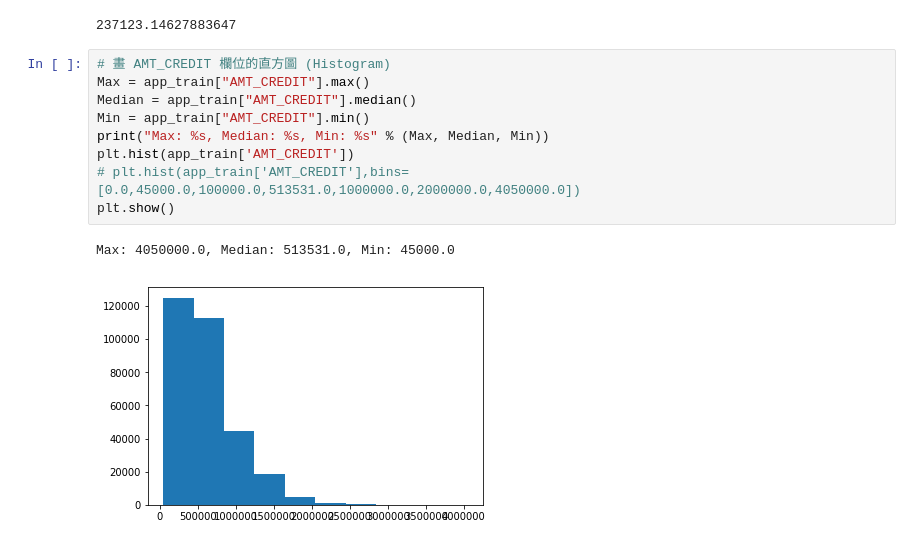
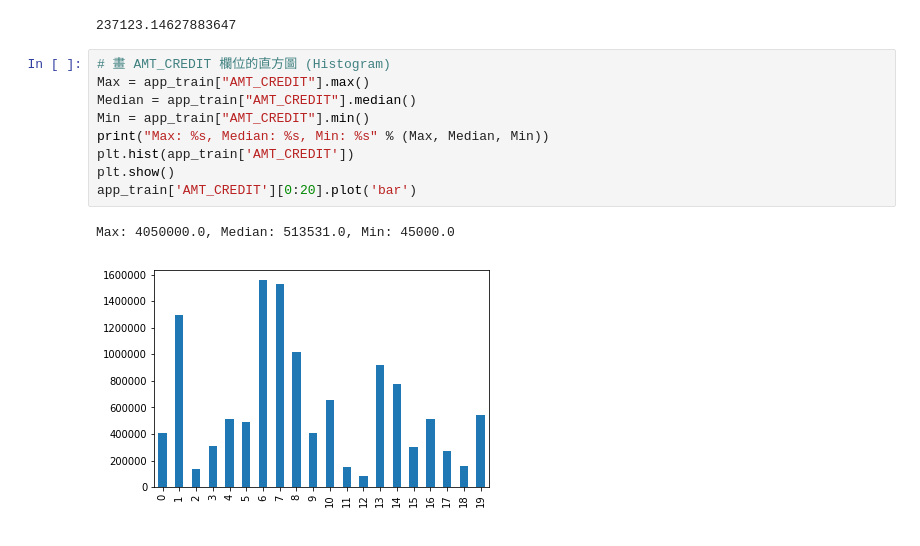
Before and after one commit to baconYao/2nd-ML100Days, a Jupyter notebook: homework/Day_005_HW.ipynb, the cells around one changed output. Cells and saved outputs as stored; diff of their text form.

```diff
--- a/homework/Day_005_HW.ipynb
+++ b/homework/Day_005_HW.ipynb
@@ -66,12 +66,12 @@ Name: AMT_INCOME_TOTAL, dtype: float64
 # %%
 # 畫 AMT_CREDIT 欄位的直方圖 (Histogram)
 Max = app_train["AMT_CREDIT"].max()
 Median = app_train["AMT_CREDIT"].median()
 Min = app_train["AMT_CREDIT"].min()
 print("Max: %s, Median: %s, Min: %s" % (Max, Median, Min))
 plt.hist(app_train['AMT_CREDIT'])
-# plt.hist(app_train['AMT_CREDIT'],bins=[0.0,45000.0,100000.0,513531.0,1000000.0,2000000.0,4050000.0])
 plt.show()
+app_train['AMT_CREDIT'][0:20].plot('bar')
 # %% [output]
 Max: 4050000.0, Median: 513531.0, Min: 45000.0
-[figure, old version]
+[figure, new version]
```
